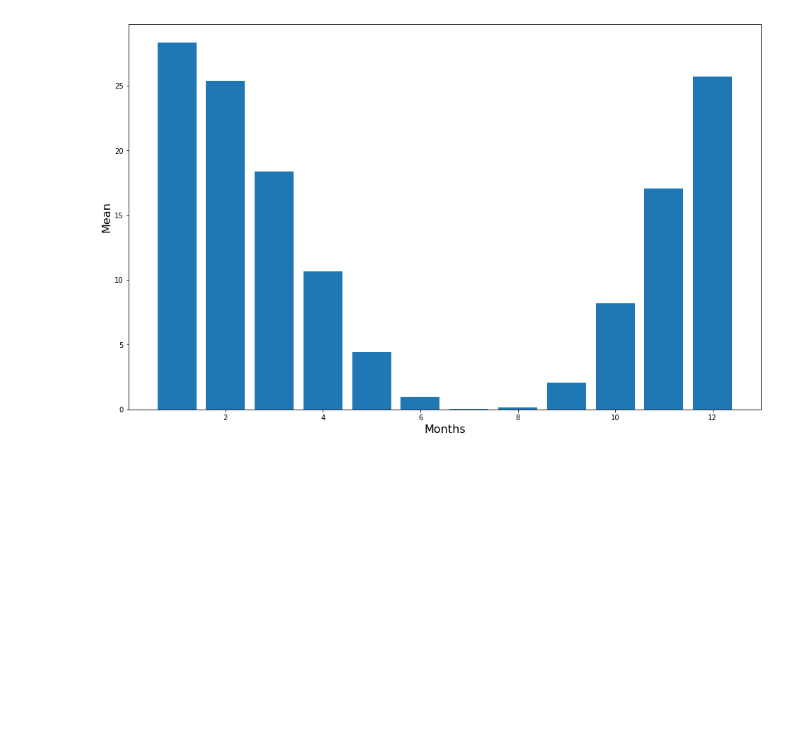
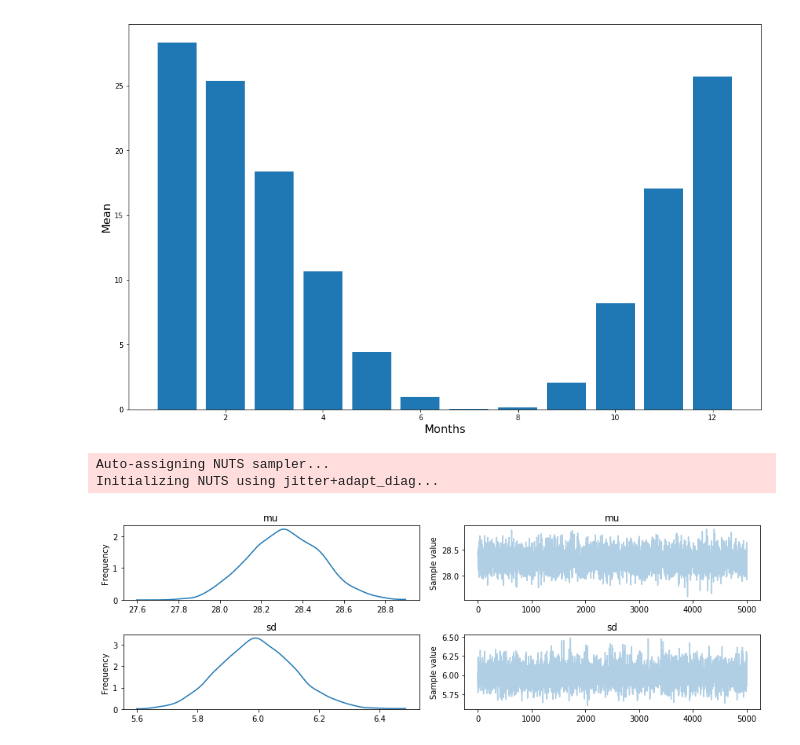
Before and after one commit to jenk1/Mean-Heating-Degree-Days, a Jupyter notebook: FinalizedOne.ipynb, the cells around one changed output. Drawn from its saved outputs; the diff is of its cells as text; code cells hidden in the pictures; blank space fills up the shorter version.

```diff
--- a/FinalizedOne.ipynb
+++ b/FinalizedOne.ipynb
@@ -259,3 +259,18 @@ ax.set_xlabel("Months", fontsize=16);
 ax.set_ylabel("Mean", fontsize=16);
 # %% [output]
 [figure]
+# %%
+# With full data
+with pm.Model() as model:
+    mu = pm.Uniform('mu', lower=0, upper=100)
+    sd = pm.Uniform('sd', lower=1, upper=20)
+    n = pm.Normal('n', mu=mu, sd=sd, observed=JanuaryData)
+
+    trace = pm.sample(5000)
+# %% [output]
+Auto-assigning NUTS sampler...
+Initializing NUTS using jitter+adapt_diag...
+# %%
+pm.traceplot(trace);
+# %% [output]
+[figure, added]
```
Also changed, not shown: parts of 3 cells of this notebook.
